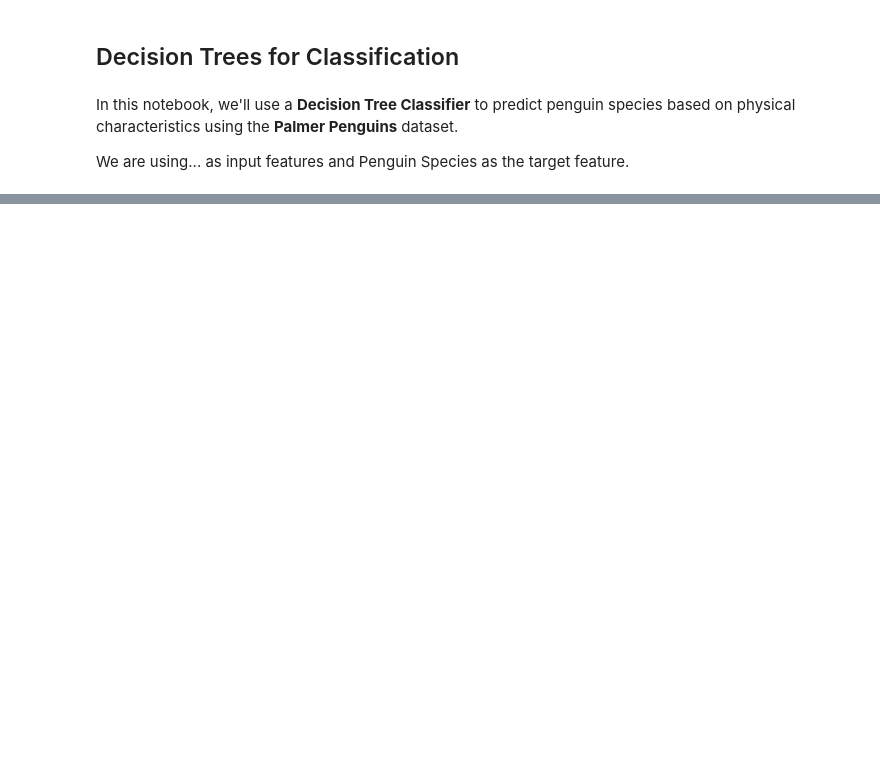
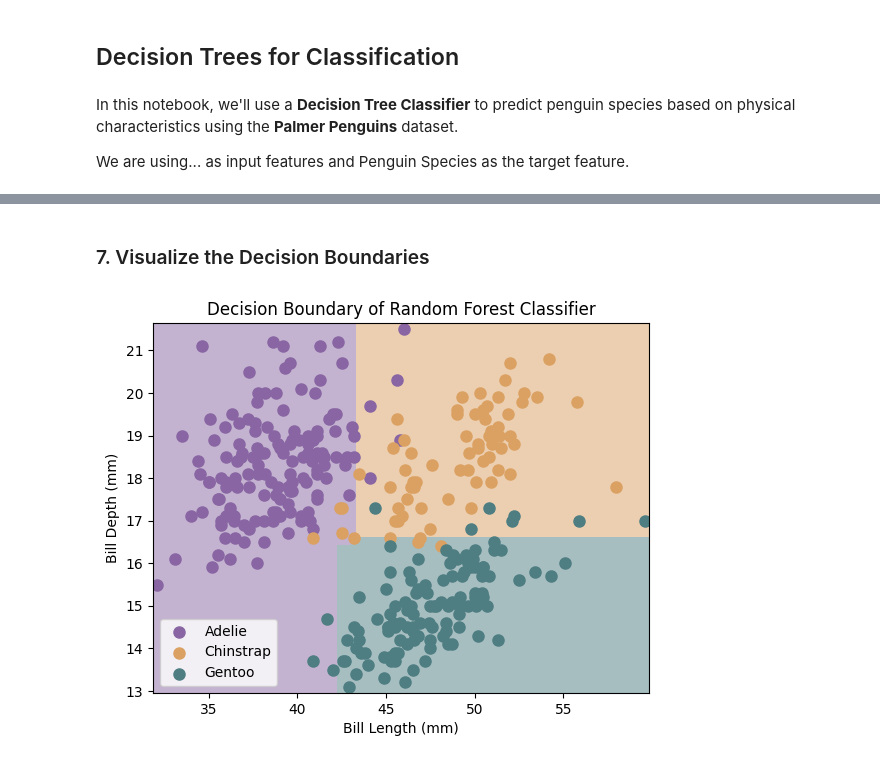
Before and after one commit to Cambridge-ICCS/DecisionTrees_SummerSchool25, a Jupyter notebook: DT_Classification.ipynb, the cells around one changed output, grey strips where cells are left out. Saved outputs shown, nothing was run; the diff lists cells and outputs as text; code cells hidden in the pictures; blank space fills up the shorter version.

```diff
--- a/DT_Classification.ipynb
+++ b/DT_Classification.ipynb
@@ -47,0 +91,31 @@ for species in list(colours.keys()):
+# %% [markdown]
+###  7. Visualize the Decision Boundaries
+# %%
+# Create a mesh grid based on feature space
+x_min, x_max = penguins['bill_length_mm'].min() - 0.1, penguins['bill_length_mm'].max() + 0.1
+y_min, y_max = penguins['bill_depth_mm'].min() - 0.1, penguins['bill_depth_mm'].max() + 0.1
+xx, yy = np.meshgrid(np.linspace(x_min, x_max, 100),
+                     np.linspace(y_min, y_max, 100))
+
+# Predict over mesh grid
+Z = clf.predict(np.c_[xx.ravel(), yy.ravel()])
+Z = Z.reshape(xx.shape)
+
+# Plot decision regions
+colour_map = ListedColormap(list(colours.values()))
+plt.pcolormesh(xx, yy, Z, cmap=colour_map, alpha=0.5, shading='auto')
+
+# Plot training points
+for species in list(colours.keys()):
+    mask = penguins[penguins['species'] == species]
+    plt.scatter(mask['bill_length_mm'], mask['bill_depth_mm'],
+                c=colours[species], s=64, label=species)
+
+plt.xlabel('Bill Length (mm)')
+plt.ylabel('Bill Depth (mm)')
+plt.axis('tight')
+plt.legend()
+plt.title('Decision Boundary of Random Forest Classifier')
+plt.show()
+# %% [output]
+[figure, added]
```
Also changed, not shown: parts of 18 cells of this notebook.
